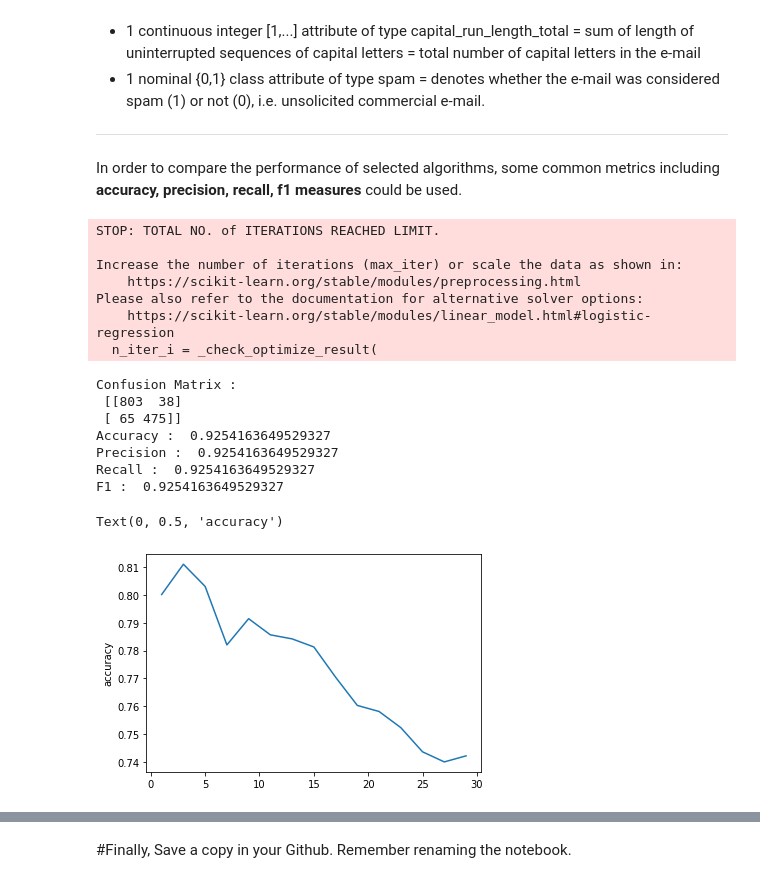
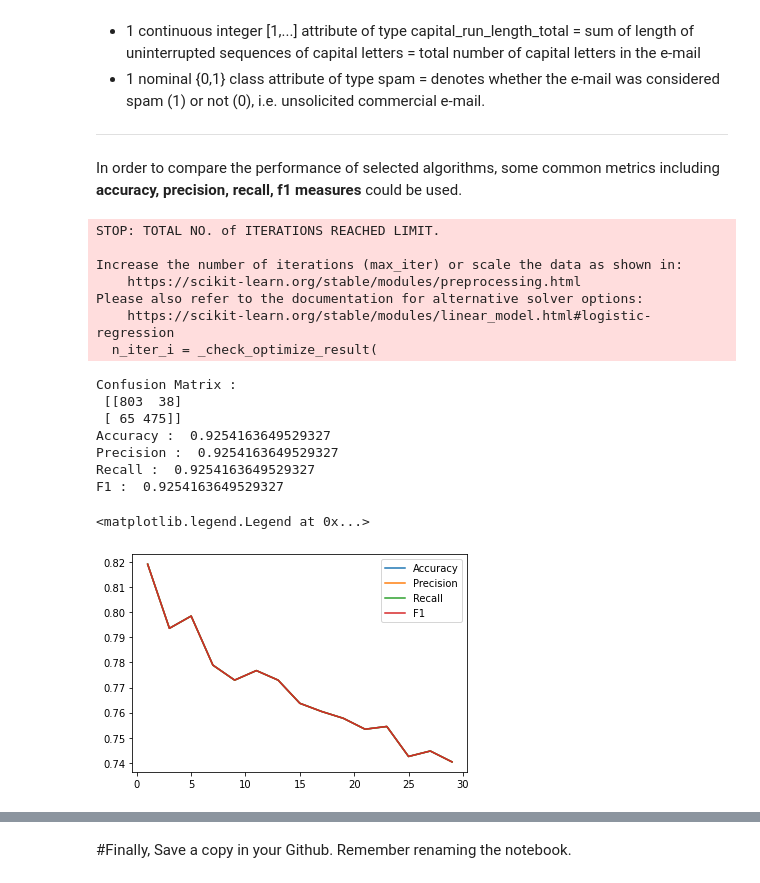
Before and after one commit to tranbuituanngoc/ML, a Jupyter notebook: Lab_4_20130337_TranBuiTuanNgoc.ipynb, the cells around one changed output, grey strips where cells are left out. Cells and saved outputs as stored; diff of their text form; code cells hidden in the pictures.

```diff
--- a/Lab_4_20130337_TranBuiTuanNgoc.ipynb
+++ b/Lab_4_20130337_TranBuiTuanNgoc.ipynb
@@ -122,16 +115,17 @@ recall=[]
 f1=[]
 for i in k_range:
   data4 = KNeighborsClassifier(n_neighbors=i)
-  X_train, X_test, y_train, y_test = train_test_split(X, Y, test_size=0.3, train_size=0.7,  random_state = 1)
+  X_train, X_test, y_train, y_test = train_test_split(X, Y, test_size=0.4, random_state = 0)
   data4.fit(X_train,y_train)
   y_pred = data4.predict(X_test)
   accuracy.append( accuracy_score(y_test, y_pred))
   precision.append( precision_score(y_test, y_pred, average='micro'))
   recall.append( recall_score(y_test, y_pred, average='micro'))
   f1.append( f1_score(y_test, y_pred, average='micro'))
-plt.plot(k_range,accuracy)
+plt.plot(k_range,accuracy,label="Accuracy")
+plt.plot(k_range,precision,label="Precision")
+plt.plot(k_range,recall,label="Recall")
+plt.plot(k_range,f1,label="F1")
 plt.xlabel=("K")
-plt.ylabel("accuracy")
-
-ConfusionMatrixDisplay.from_estimator(data4, X_test, y_test)
+plt.legend()
 # %% [output]
@@ -256,55 +216,58 @@ from sklearn.tree import DecisionTreeClassifier
 # %%
 classifier = LogisticRegression(random_state = 0)
-X= data[['word_freq_000', 'word_freq_make', 'word_freq_address', 'word_freq_all', 'word_freq_3d', 'word_freq_our',
+X2= data[['word_freq_000', 'word_freq_make', 'word_freq_address', 'word_freq_all', 'word_freq_3d', 'word_freq_our',
  'word_freq_over', 'word_freq_remove', 'word_freq_internet', 'word_freq_order', 'word_freq_mail', 'word_freq_receive',
   'word_freq_will', 'word_freq_people', 'word_freq_report', 'word_freq_addresses', 'word_freq_free', 'word_freq_business',
   'word_freq_email', 'word_freq_you', 'word_freq_credit', 'word_freq_your', 'word_freq_font', 'word_freq_money', 'word_freq_hp',
   'word_freq_hpl', 'word_freq_george', 'word_freq_650', 'word_freq_lab', 'word_freq_labs', 'word_freq_telnet',
   'word_freq_857', 'word_freq_data', 'word_freq_415', 'word_freq_85', 'word_freq_technology', 'word_freq_1999', 'word_freq_parts',
   'word_freq_pm', 'word_freq_direct', 'word_freq_cs', 'word_freq_meeting', 'word_freq_original', 'word_freq_project', 'word_freq_re',
   'word_freq_edu', 'word_freq_table', 'word_freq_conference', 'char_freq_%3B', 'char_freq_%28', 'char_freq_%5B', 'char_freq_%21',
   'char_freq_%24', 'char_freq_%23', 'capital_run_length_average', 'capital_run_length_longest', 'capital_run_length_total']]
-Y= data['class']
-X_train, X_test, y_train, y_test = train_test_split(X, Y, test_size=0.3, train_size=0.7,  random_state = 1)
-classifier.fit(X_train, y_train)
-y_pred = classifier.predict(X_test)
-cm = confusion_matrix(y_test, y_pred)
-print ("Confusion Matrix : \n", confusion_matrix(y_test, y_pred))
-print ("Accuracy : ", accuracy_score(y_test, y_pred))
-print ("Precision : ", precision_score(y_test, y_pred, average='micro'))
-print ("Recall : ", recall_score(y_test, y_pred, average='micro'))
-print ("F1 : ", f1_score(y_test, y_pred, average='micro'))
+Y2= data['class']
+X_train2, X_test2, y_train2, y_test2 = train_test_split(X2, Y2, test_size=0.3, train_size=0.7,  random_state = 1)
+classifier.fit(X_train2, y_train2)
+y_pred2 = classifier.predict(X_test2)
+cm = confusion_matrix(y_test2, y_pred2)
+print ("Confusion Matrix : \n", confusion_matrix(y_test2, y_pred2))
+print ("Accuracy : ", accuracy_score(y_test2, y_pred2))
+print ("Precision : ", precision_score(y_test2, y_pred2, average='micro'))
+print ("Recall : ", recall_score(y_test2, y_pred2, average='micro'))
+print ("F1 : ", f1_score(y_test2, y_pred2, average='micro'))
 k_range= range(1,30,2)
-accuracy=[]
-precision=[]
-recall=[]
-f1=[]
+accuracy2=[]
+precision2=[]
+recall2=[]
+f12=[]
 for i in k_range:
   data = KNeighborsClassifier(n_neighbors=i)
-  X_train, X_test, y_train, y_test = train_test_split(X, Y, test_size=0.3, train_size=0.7,  random_state = 1)
-  data.fit(X_train,y_train)
-  y_pred = data.predict(X_test)
-  accuracy.append( accuracy_score(y_test, y_pred))
-  precision.append( precision_score(y_test, y_pred, average='micro'))
-  recall.append( recall_score(y_test, y_pred, average='micro'))
-  f1.append( f1_score(y_test, y_pred, average='micro'))
-plt.plot(k_range,accuracy)
+  X_train2, X_test2, y_train2, y_test2 = train_test_split(X2, Y2, test_size=0.4,  random_state = 0)
+  data.fit(X_train2,y_train2)
+  y_pred2 = data.predict(X_test2)
+  accuracy2.append( accuracy_score(y_test2, y_pred2))
+  precision2.append( precision_score(y_test2, y_pred2, average='micro'))
+  recall2.append( recall_score(y_test2, y_pred2, average='micro'))
+  f12.append( f1_score(y_test2, y_pred2, average='micro'))
+plt.plot(k_range,accuracy2,label="Accuracy")
+plt.plot(k_range,precision2,label="Precision")
+plt.plot(k_range,recall2,label="Recall")
+plt.plot(k_range,f12,label="F1")
 plt.xlabel=("K")
-plt.ylabel("accuracy")
+plt.legend()
 # %% [output]
 STOP: TOTAL NO. of ITERATIONS REACHED LIMIT.
 
 Increase the number of iterations (max_iter) or scale the data as shown in:
     https://scikit-learn.org/stable/modules/preprocessing.html
 Please also refer to the documentation for alternative solver options:
     https://scikit-learn.org/stable/modules/linear_model.html#logistic-regression
   n_iter_i = _check_optimize_result(
 Confusion Matrix :
  [[803  38]
  [ 65 475]]
 Accuracy :  0.9254163649529327
 Precision :  0.9254163649529327
 Recall :  0.9254163649529327
 F1 :  0.9254163649529327
-Text(0, 0.5, 'accuracy')
+<matplotlib.legend.Legend at 0x...>
-[figure, old version]
+[figure, new version]
```
Also changed, not shown: parts of 21 cells of this notebook.
